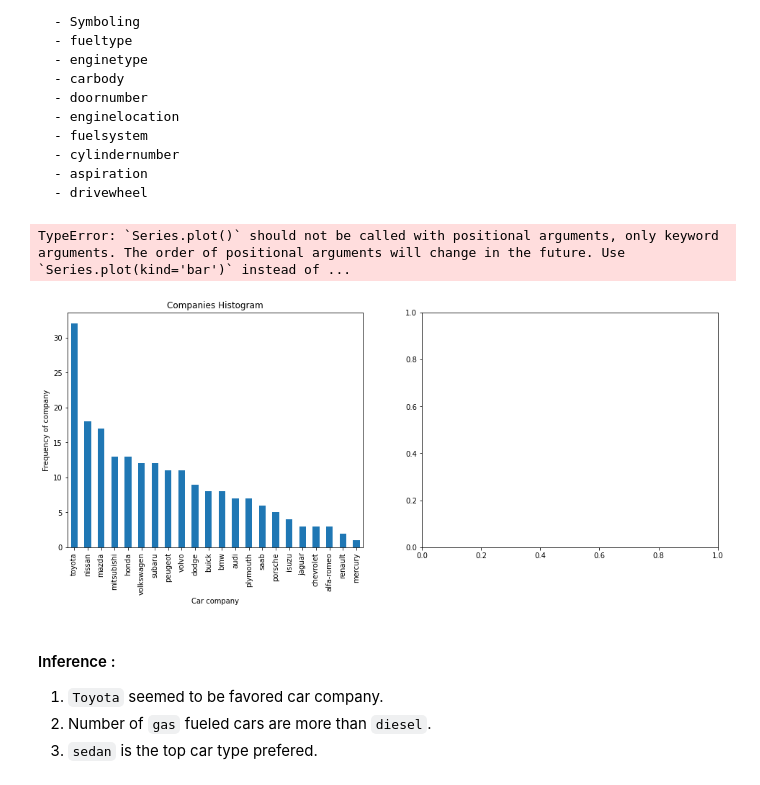
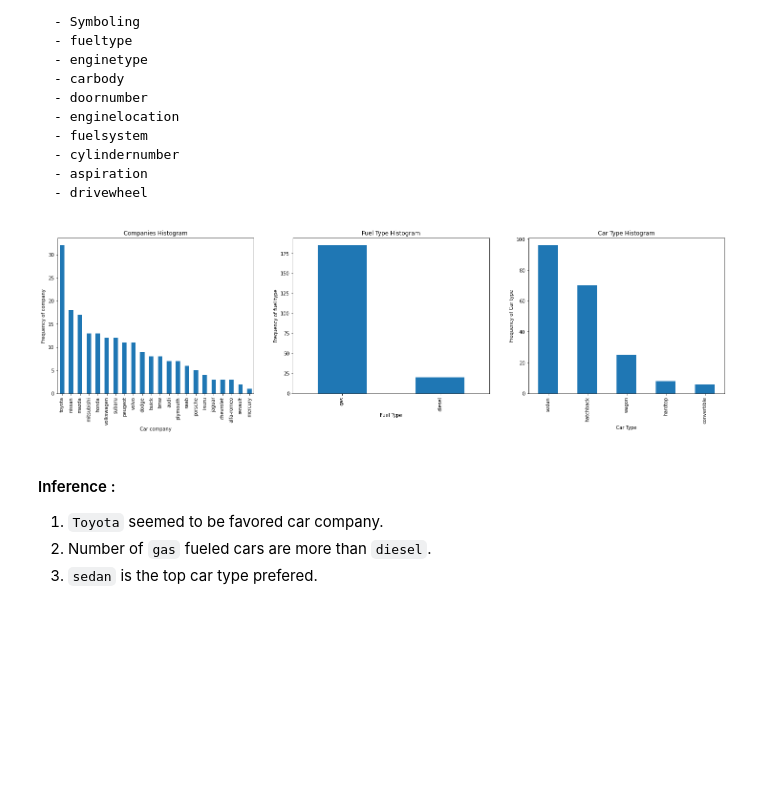
Before and after one commit to NgdHung31/Car-price, a Jupyter notebook: car-price-prediction-linear-regression-rfe.ipynb, the cells around one changed output. Cells and saved outputs as stored; diff of their text form; code cells hidden in the pictures; blank space fills up the shorter version.

```diff
--- a/car-price-prediction-linear-regression-rfe.ipynb
+++ b/car-price-prediction-linear-regression-rfe.ipynb
@@ -281,25 +281,24 @@ Name: price, dtype: float64
 # %%
 plt.figure(figsize=(25, 6))
 
 plt.subplot(1,3,1)
 plt1 = cars.CompanyName.value_counts().plot(kind = 'bar')
 plt.title('Companies Histogram')
 plt1.set(xlabel = 'Car company', ylabel='Frequency of company')
 
 plt.subplot(1,3,2)
-plt1 = cars.fueltype.value_counts().plot(kind='bar')
+plt1 = cars.fueltype.value_counts().plot(kind = 'bar')
 plt.title('Fuel Type Histogram')
 plt1.set(xlabel = 'Fuel Type', ylabel='Frequency of fuel type')
 
 plt.subplot(1,3,3)
-plt3 = cars.carbody.value_counts().plot(kind='bar')
+plt1 = cars.carbody.value_counts().plot(kind = 'bar')
 plt.title('Car Type Histogram')
-plt3.set(xlabel = 'Car Type', ylabel='Frequency of Car type')
+plt1.set(xlabel = 'Car Type', ylabel='Frequency of Car type')
 
 plt.show()
 # %% [output]
-TypeError: `Series.plot()` should not be called with positional arguments, only keyword arguments. The order of positional arguments will change in the future. Use `Series.plot(kind='bar')` instead of ...
-[figure, old version]
+[figure, new version]
 # %% [markdown]
 #### Inference :
 
```
Also changed, not shown: parts of 36 cells of this notebook.
